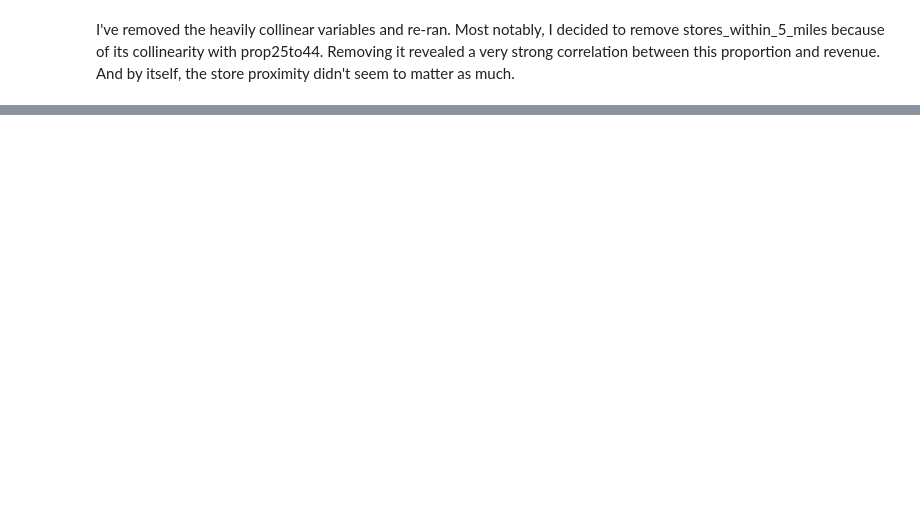
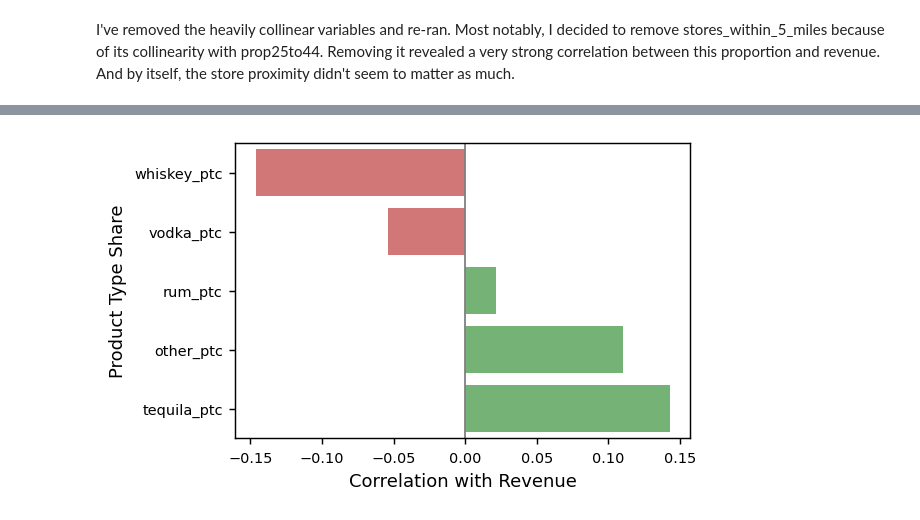
Before and after one commit to nicoleeyee/Data-403-Project-1, a Jupyter notebook: code/brs_model_fitting.ipynb, the cells around one changed output, grey strips where cells are left out. Drawn from its saved outputs; the diff is of its cells as text; code cells hidden in the pictures; blank space fills up the shorter version.

```diff
--- a/code/brs_model_fitting.ipynb
+++ b/code/brs_model_fitting.ipynb
@@ -403,0 +482,20 @@ I've removed the heavily collinear variables and re-ran. Most notably, I decided
+# %%
+
+
+mix_cols = ['vodka_ptc', 'whiskey_ptc', 'tequila_ptc', 'rum_ptc', 'other_ptc']
+
+corrs = df[mix_cols + ['revenue']].corr()['revenue'].drop('revenue').sort_values()
+
+plt.figure(figsize=(5,3), dpi=130)
+# change the colors to red and green based on positive or negative correlation
+sns.barplot(x=corrs.values, y=corrs.index, palette=['#D62728' if v < 0 else '#2CA02C' for v in corrs.values], alpha=0.7)
+plt.xlabel('Correlation with Revenue')
+plt.ylabel('Product Type Share')
+plt.axvline(0, color='gray', lw=1)
+plt.tight_layout()
+# decrease font on axis
+plt.xticks(fontsize=8)
+plt.yticks(fontsize=8)
+plt.show()
+# %% [output]
+[figure, added]
```
Also changed, not shown: parts of 10 cells of this notebook, 1 other file.
